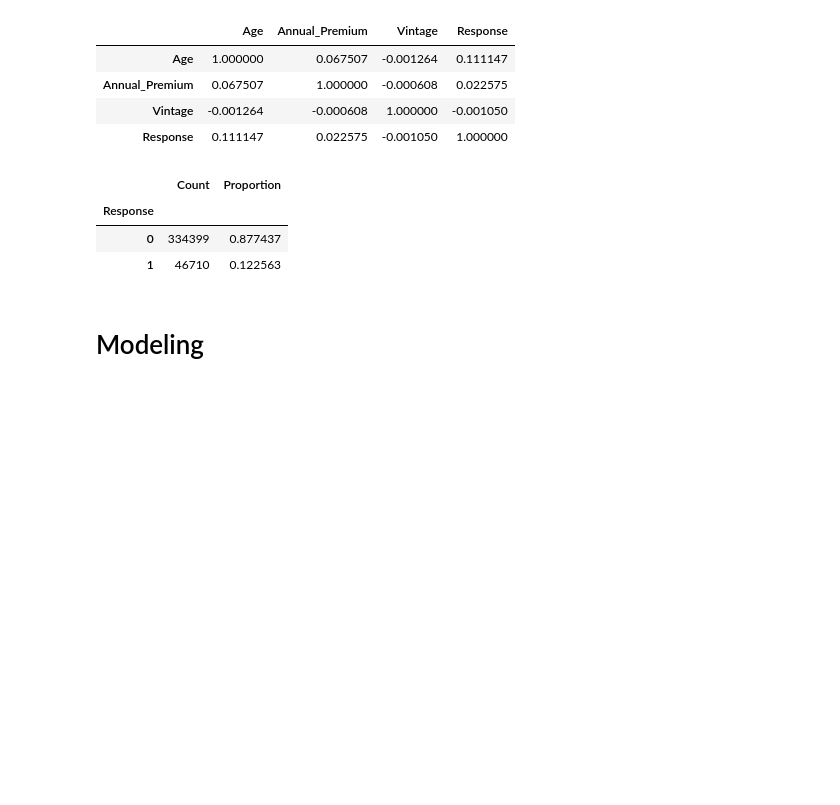
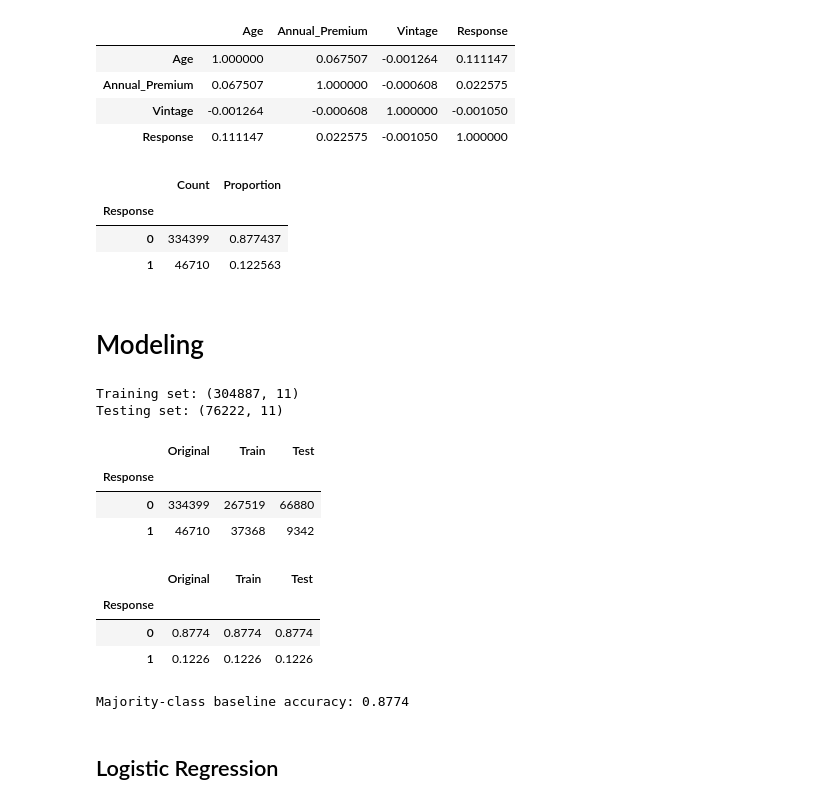
Before and after one commit to asherdata1/health-insurance-cross-sell-prediction, a Jupyter notebook: 02_notebooks/asher.ipynb, the cells around one changed output. Cells and saved outputs as stored; diff of their text form; code cells hidden in the pictures; blank space fills up the shorter version.

```diff
--- a/02_notebooks/asher.ipynb
+++ b/02_notebooks/asher.ipynb
@@ -526,3 +538,46 @@ display(
 | 1 | 46710 | 0.122563 |
 # %% [markdown]
 # Modeling
+# %%
+# Split into train and test sets
+
+from sklearn.model_selection import train_test_split
+
+df_model = df.copy()
+
+train_df, test_df = train_test_split(
+    df_model,
+    test_size=0.2,
+    stratify=df_model["Response"],
+    random_state=42
+)
+
+print(f"Training set: {train_df.shape}")
+print(f"Testing set: {test_df.shape}")
+
+response_dist = pd.DataFrame({
+    "Original": df_model["Response"].value_counts(),
+    "Train": train_df["Response"].value_counts(),
+    "Test": test_df["Response"].value_counts()
+})
+
+display(response_dist)
+
+response_dist_prop = pd.DataFrame({
+    "Original": df_model["Response"].value_counts(normalize=True),
+    "Train": train_df["Response"].value_counts(normalize=True),
+    "Test": test_df["Response"].value_counts(normalize=True)
+}).round(4)
+
+display(response_dist_prop)
+# %% [output]
+Training set: (304887, 11)
+Testing set: (76222, 11)
+|  | Original | Train | Test |
+| Response |  |  |  |
+| 0 | 334399 | 267519 | 66880 |
+| 1 | 46710 | 37368 | 9342 |
+|  | Original | Train | Test |
+| Response |  |  |  |
+| 0 | 0.8774 | 0.8774 | 0.8774 |
+| 1 | 0.1226 | 0.1226 | 0.1226 |
@@ -528,0 +592,5 @@ display(
+# %%
+baseline_accuracy = y_test.value_counts(normalize=True).max()
+print(f"Majority-class baseline accuracy: {baseline_accuracy:.4f}")
+# %% [output]
+Majority-class baseline accuracy: 0.8774
@@ -528,0 +661,2 @@ display(
+# %% [markdown]
+## Logistic Regression
```
Also changed, not shown: parts of 26 cells of this notebook.
